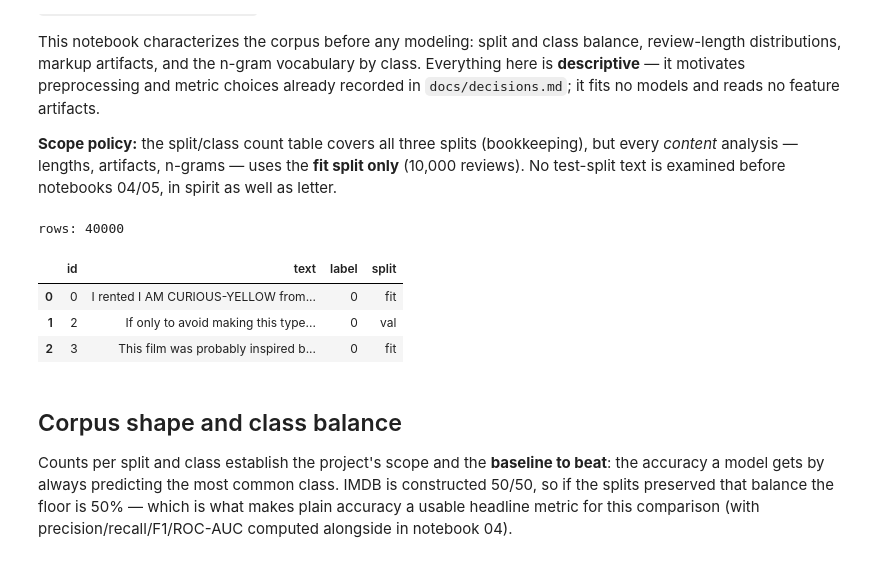
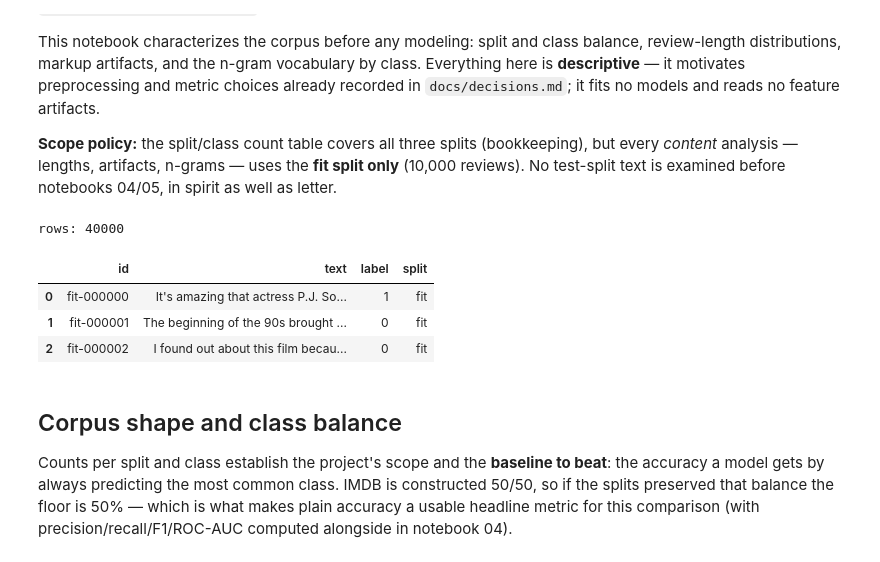
Before and after one commit to nazeshinjite/movie-review-sentiment, a Jupyter notebook: notebooks/01_eda.ipynb, the cells around one changed output. Cells and saved outputs as stored; diff of their text form; code cells hidden in the pictures.

```diff
--- a/notebooks/01_eda.ipynb
+++ b/notebooks/01_eda.ipynb
@@ -37,14 +37,16 @@ COLORS = {"negative": "indianred", "positive": "steelblue"}
 # %%
 # shared.load_splits raises a clear error if 00_core has not been run here.
 splits = load_splits()
 print("rows:", len(splits))
-splits.head(3)
+# Preview fit rows explicitly: a plain .head() would print whatever split happens
+# to sort first, which could put test-split text into a committed output.
+splits[splits["split"] == "fit"].head(3)
 # %% [output]
 rows: 40000
 |  | id | text | label | split |
-| 0 | 0 | I rented I AM CURIOUS-YELLOW from... | 0 | fit |
-| 1 | 2 | If only to avoid making this type... | 0 | val |
-| 2 | 3 | This film was probably inspired b... | 0 | fit |
+| 0 | fit-000000 | It's amazing that actress P.J. So... | 1 | fit |
+| 1 | fit-000001 | The beginning of the 90s brought ... | 0 | fit |
+| 2 | fit-000002 | I found out about this film becau... | 0 | fit |
 # %% [markdown]
 ## Corpus shape and class balance
 
```
Also changed, not shown: parts of 2 cells of this notebook, 3 other files.
